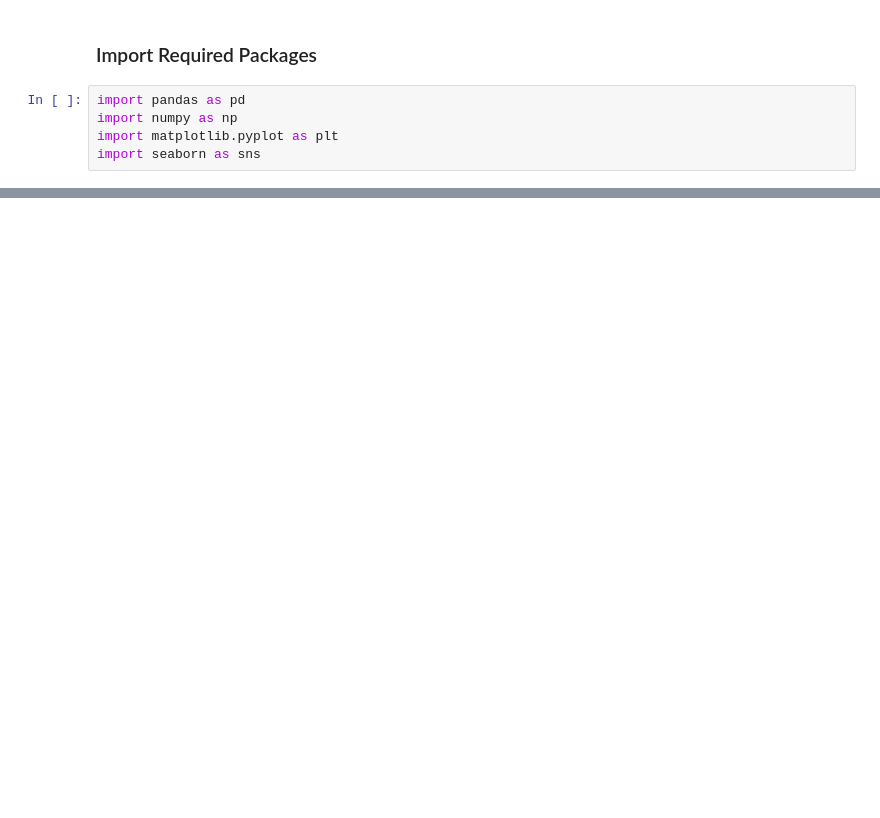
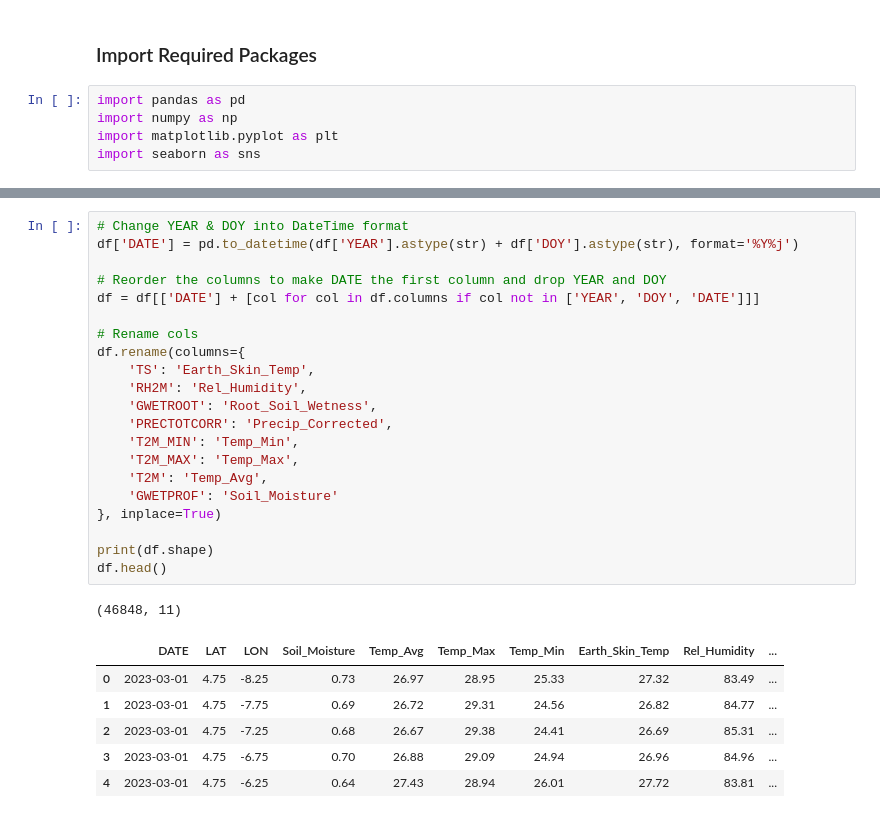
Before and after one commit to jak-weston/Cocoa-Futures-Analysis, a Jupyter notebook: NASA_Data.ipynb, the cells around one changed output, grey strips where cells are left out. Cells and saved outputs as stored; diff of their text form; blank space fills up the shorter version.

```diff
--- a/NASA_Data.ipynb
+++ b/NASA_Data.ipynb
@@ -12,0 +25,29 @@ import seaborn as sns
+# %%
+# Change YEAR & DOY into DateTime format
+df['DATE'] = pd.to_datetime(df['YEAR'].astype(str) + df['DOY'].astype(str), format='%Y%j')
+
+# Reorder the columns to make DATE the first column and drop YEAR and DOY
+df = df[['DATE'] + [col for col in df.columns if col not in ['YEAR', 'DOY', 'DATE']]]
+
+# Rename cols
+df.rename(columns={
+    'TS': 'Earth_Skin_Temp',
+    'RH2M': 'Rel_Humidity',
+    'GWETROOT': 'Root_Soil_Wetness',
+    'PRECTOTCORR': 'Precip_Corrected',
+    'T2M_MIN': 'Temp_Min',
+    'T2M_MAX': 'Temp_Max',
+    'T2M': 'Temp_Avg',
+    'GWETPROF': 'Soil_Moisture'
+}, inplace=True)
+
+print(df.shape)
+df.head()
+# %% [output]
+(46848, 11)
+|  | DATE | LAT | LON | Soil_Moisture | Temp_Avg | Temp_Max | Temp_Min | Earth_Skin_Temp | Rel_Humidity | ... |
+| 0 | 2023-03-01 | 4.75 | -8.25 | 0.73 | 26.97 | 28.95 | 25.33 | 27.32 | 83.49 | ... |
+| 1 | 2023-03-01 | 4.75 | -7.75 | 0.69 | 26.72 | 29.31 | 24.56 | 26.82 | 84.77 | ... |
+| 2 | 2023-03-01 | 4.75 | -7.25 | 0.68 | 26.67 | 29.38 | 24.41 | 26.69 | 85.31 | ... |
+| 3 | 2023-03-01 | 4.75 | -6.75 | 0.70 | 26.88 | 29.09 | 24.94 | 26.96 | 84.96 | ... |
+| 4 | 2023-03-01 | 4.75 | -6.25 | 0.64 | 27.43 | 28.94 | 26.01 | 27.72 | 83.81 | ... |
```
Also changed, not shown: parts of 19 cells of this notebook, 2 other files.
